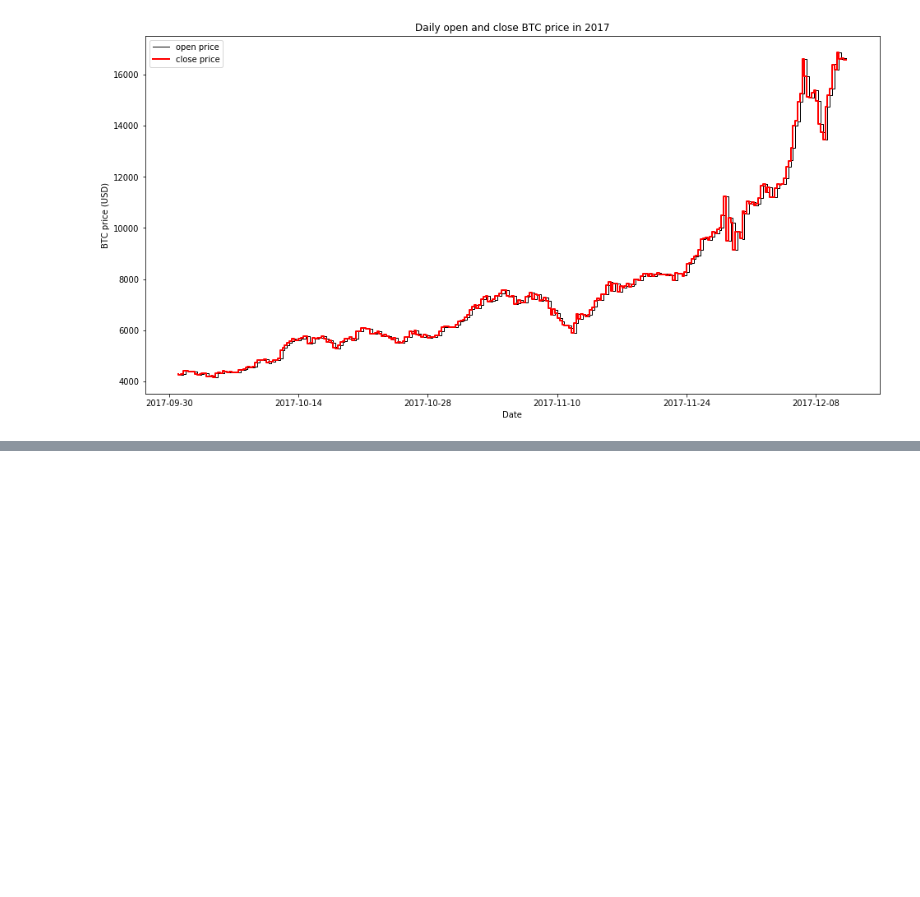
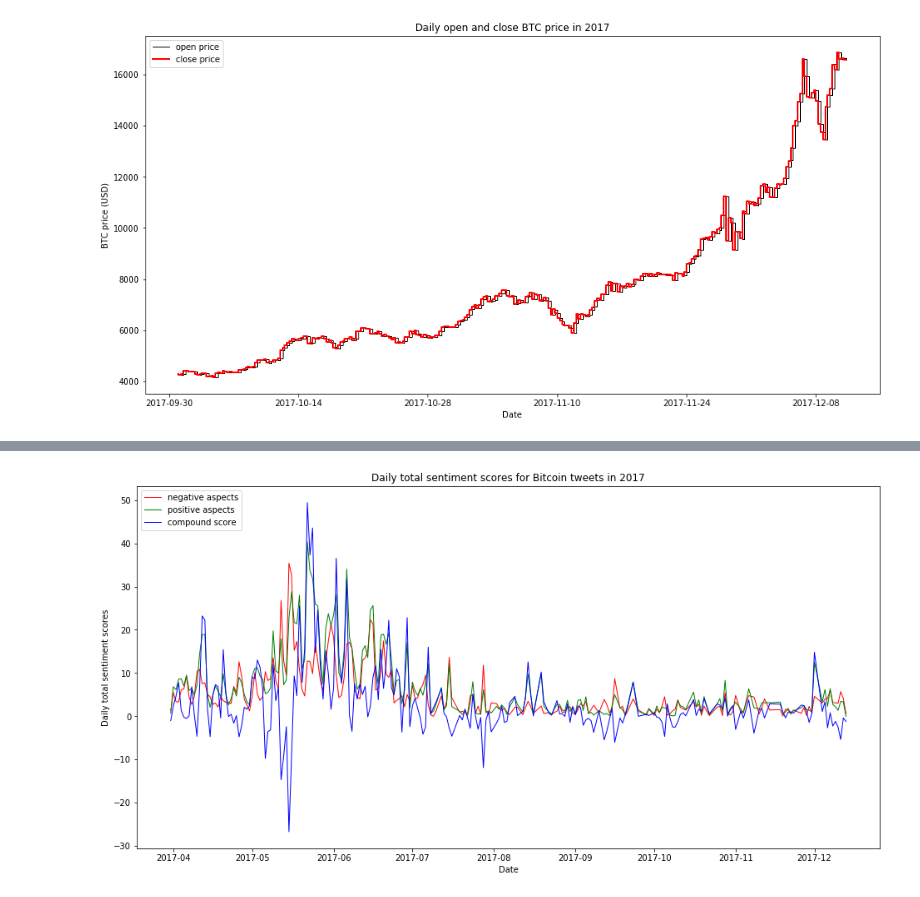
Before and after one commit to Liam-O/Data620, a Jupyter notebook: FinalProject/getting_btc_price.ipynb, the cells around one changed output, grey strips where cells are left out. Drawn from its saved outputs; the diff is of its cells as text; code cells hidden in the pictures; blank space fills up the shorter version.

Commit message:
added tweet parsing and sentiment extraction

```diff
--- a/FinalProject/getting_btc_price.ipynb
+++ b/FinalProject/getting_btc_price.ipynb
@@ -213,0 +279,4 @@ btc_ohlc.to_csv()
+# %%
+from nltk.sentiment.vader import SentimentIntensityAnalyzer
+
+sid = SentimentIntensityAnalyzer()
@@ -213,0 +289,5 @@ btc_ohlc.to_csv()
+# %%
+twt_clean["sid"] = twt_clean["tweet_proc"].map(lambda x: sid.polarity_scores(x))
+# %%
+twt_clean = pd.concat([twt_clean.drop(["sid","tweet","is_english"], axis=1),
+                       twt_clean["sid"].apply(pd.Series)], axis=1)
@@ -213,0 +310,9 @@ btc_ohlc.to_csv()
+# %%
+# Extract time components
+twt_clean["timestamp"] = pd.to_datetime(twt_clean["timestamp"] )
+twt_clean["date"] = twt_clean["timestamp"].dt.date
+twt_clean["hour"] = twt_clean["timestamp"].dt.hour
+
+# Get daily total for the VADER scores
+twt_clean_daily = twt_clean[["date","neg","pos","compound"]].groupby(["date"]).sum()
+twt_clean_daily.head()
@@ -213,0 +327,24 @@ btc_ohlc.to_csv()
+# %%
+# Make a line plot
+df = twt_clean_daily
+
+plt.figure(num=1, figsize=(16, 8))
+plt.plot(df.index, df["neg"], linewidth=1,
+         color="red", label=r"negative aspects")
+plt.plot(df.index, df["pos"], linewidth=1,
+         color="green", label=r"positive aspects")
+plt.plot(df.index, df["compound"], linewidth=1,
+         color="blue", label=r"compound score")
+plt.xlabel(r"Date")
+plt.ylabel(r"Daily total sentiment scores")
+plt.title(r"Daily total sentiment scores for Bitcoin tweets in 2017")
+
+
+# plt.plot(btc_daily_avg["date"], btc_daily_avg["price"], linewidth=1,
+#          color="blue", label=r"daily avg price")
+
+plt.legend(loc="upper left")
+
+plt.show()
+# %% [output]
+[figure, added]
```
Also changed, not shown: parts of 30 cells of this notebook.
